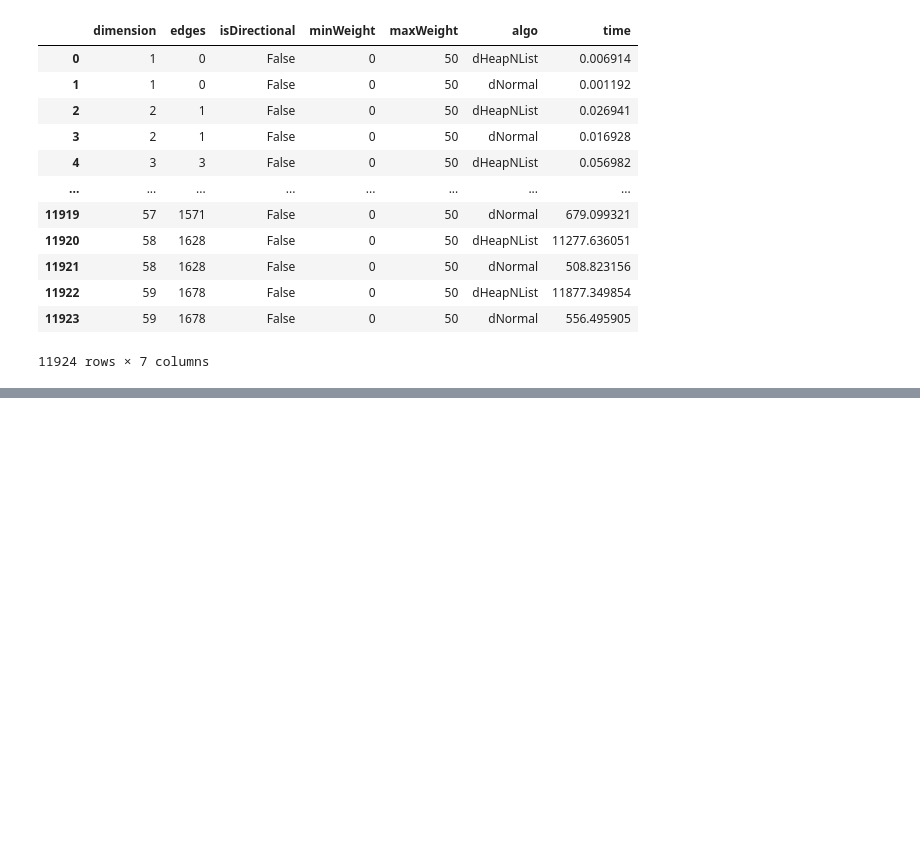
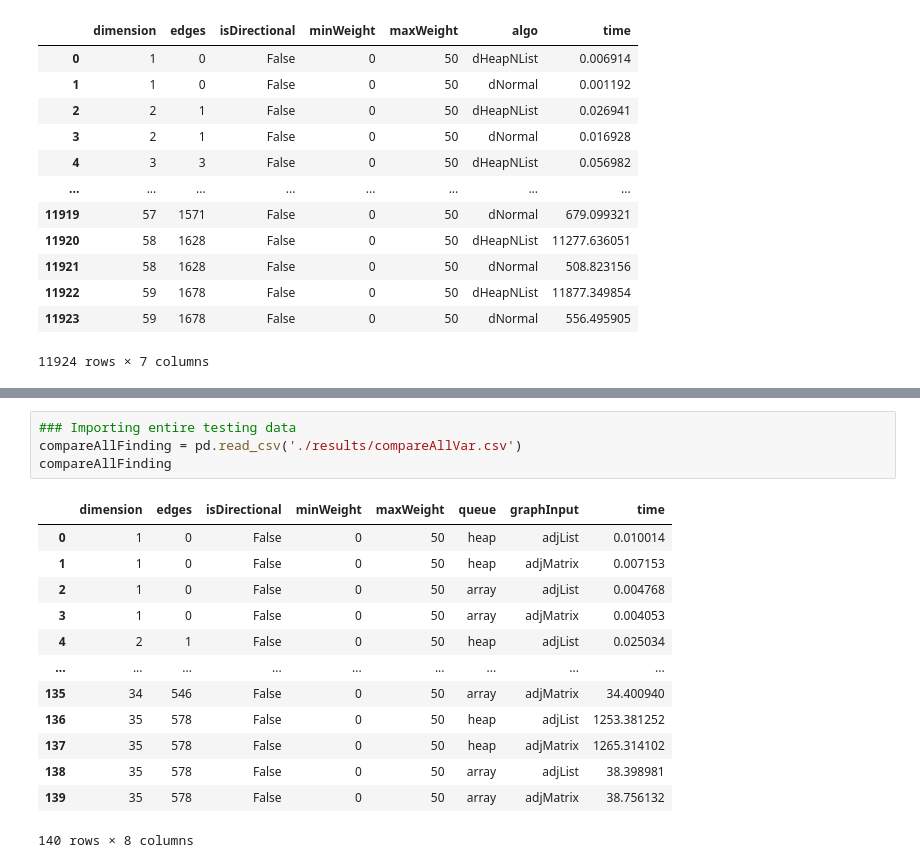
Before and after one commit to TsienJin/SC2001-Group-Projects, a Jupyter notebook: Proj2/Findings.ipynb, the cells around one changed output, grey strips where cells are left out. Saved outputs shown, nothing was run; the diff lists cells and outputs as text; blank space fills up the shorter version.

```diff
--- a/Proj2/Findings.ipynb
+++ b/Proj2/Findings.ipynb
@@ -33,0 +34,18 @@ initPlot.map(sns.scatterplot, "dimension", "time")
+# %%
+### Importing entire testing data
+compareAllFinding = pd.read_csv('./results/compareAllVar.csv')
+compareAllFinding
+# %% [output]
+|  | dimension | edges | isDirectional | minWeight | maxWeight | queue | graphInput | time |
+| 0 | 1 | 0 | False | 0 | 50 | heap | adjList | 0.010014 |
+| 1 | 1 | 0 | False | 0 | 50 | heap | adjMatrix | 0.007153 |
+| 2 | 1 | 0 | False | 0 | 50 | array | adjList | 0.004768 |
+| 3 | 1 | 0 | False | 0 | 50 | array | adjMatrix | 0.004053 |
+| 4 | 2 | 1 | False | 0 | 50 | heap | adjList | 0.025034 |
+| ... | ... | ... | ... | ... | ... | ... | ... | ... |
+| 135 | 34 | 546 | False | 0 | 50 | array | adjMatrix | 34.400940 |
+| 136 | 35 | 578 | False | 0 | 50 | heap | adjList | 1253.381252 |
+| 137 | 35 | 578 | False | 0 | 50 | heap | adjMatrix | 1265.314102 |
+| 138 | 35 | 578 | False | 0 | 50 | array | adjList | 38.398981 |
+| 139 | 35 | 578 | False | 0 | 50 | array | adjMatrix | 38.756132 |
+140 rows × 8 columns
```
Also changed, not shown: parts of 3 cells of this notebook.
